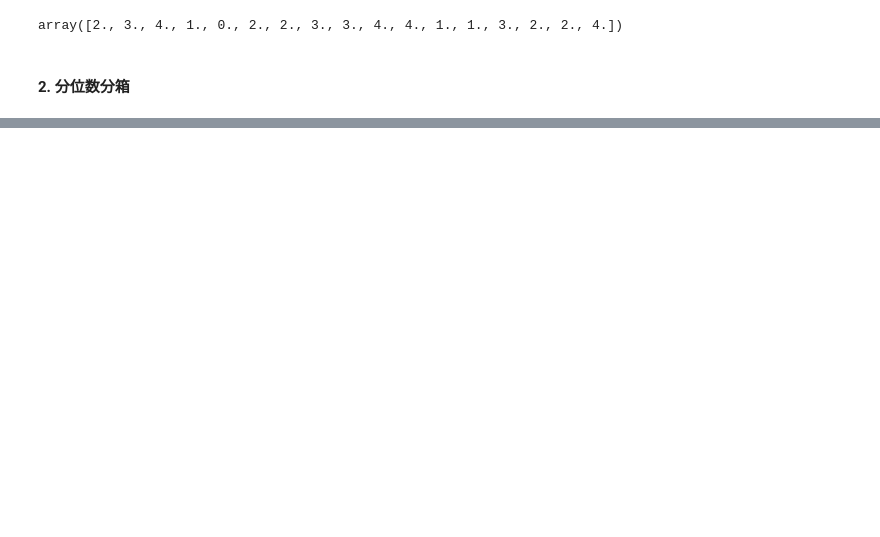
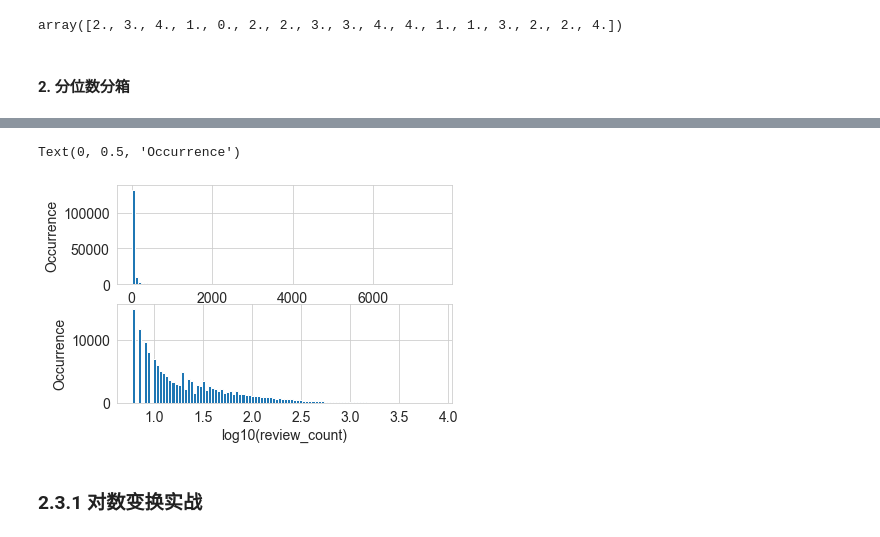
Before and after one commit to Vuean/feature-engineering-book, a Jupyter notebook: 02.02_Binning.ipynb, the cells around one changed output, grey strips where cells are left out. Cells and saved outputs as stored; diff of their text form; code cells hidden in the pictures; blank space fills up the shorter version.

```diff
--- a/02.02_Binning.ipynb
+++ b/02.02_Binning.ipynb
@@ -52,0 +112,21 @@ array([2., 3., 4., 1., 0., 2., 2., 3., 3., 4., 4., 1., 1., 3., 2., 2., 4.])
+# %%
+log_review_count = np.log10(biz_df['review_count'] + 1)
+# %%
+# 例2-6 对数变换前后的点评数量分布可视化
+plt.figure()
+ax = plt.subplot(2,1,1)
+biz_df['review_count'].hist(ax=ax, bins=100)
+ax.tick_params(labelsize = 14)
+ax.set_xlabel('review_count', fontsize = 14)
+ax.set_ylabel('Occurrence', fontsize = 14)
+
+ax = plt.subplot(2,1,2)
+log_review_count.hist(ax=ax, bins=100)
+ax.tick_params(labelsize = 14)
+ax.set_xlabel('log10(review_count)', fontsize = 14)
+ax.set_ylabel('Occurrence', fontsize = 14)
+# %% [output]
+Text(0, 0.5, 'Occurrence')
+[figure, added]
+# %% [markdown]
+### 2.3.1 对数变换实战
```
Also changed, not shown: parts of 11 cells of this notebook, 4 other files.
